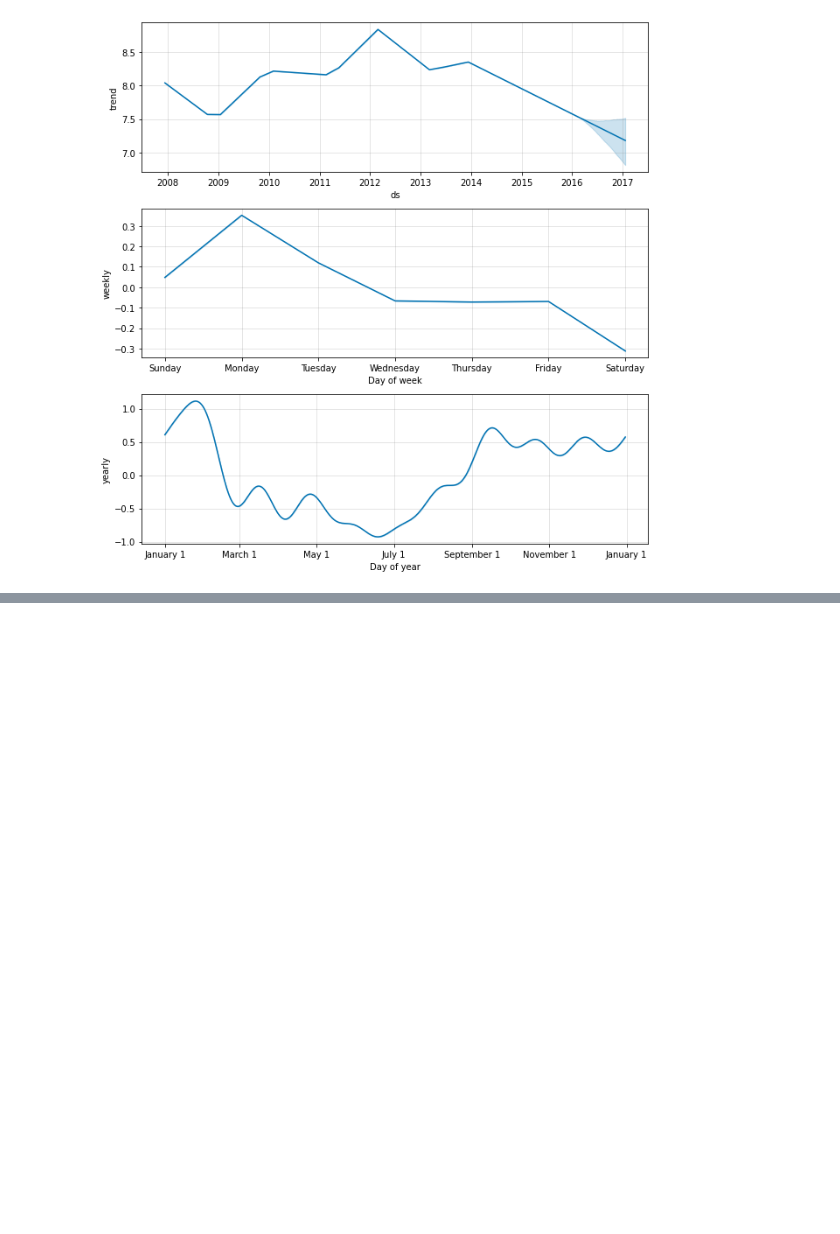
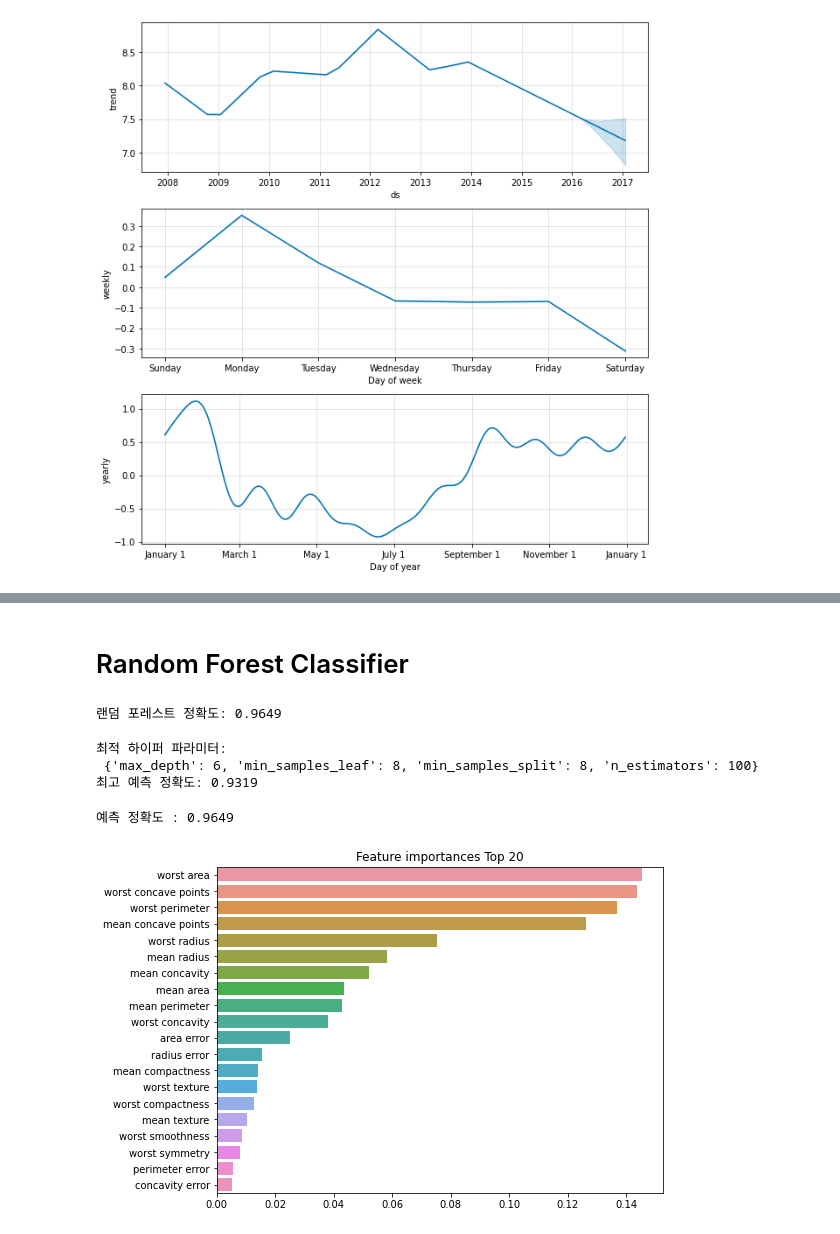
Before and after one commit to kim-hyun-ho/study, a Jupyter notebook: 빅분기_실기_연습.ipynb, the cells around one changed output, grey strips where cells are left out. Cells and saved outputs as stored; diff of their text form; code cells hidden in the pictures; blank space fills up the shorter version.

```diff
--- a/빅분기_실기_연습.ipynb
+++ b/빅분기_실기_연습.ipynb
@@ -919,0 +1280,61 @@ fig2=m.plot_components(forecast)
+# %% [markdown]
+# Random Forest Classifier
+# %%
+from sklearn.ensemble import RandomForestClassifier
+from sklearn.metrics import accuracy_score
+# from sklearn.datasets import ge
+import pandas as pd
+# import warnings
+# warnings.filterwarnings('ignore')
+
+rf_clf = RandomForestClassifier(random_state=42)
+rf_clf.fit(X_train, y_train)
+pred=rf_clf.predict(X_test)
+
+accuracy=accuracy_score(y_test,pred)
+print('랜덤 포레스트 정확도: {:.4f}'.format(accuracy))
+# %% [output]
+랜덤 포레스트 정확도: 0.9649
+# %%
+#GridSearchCV로 파라미터 튜닝
+
+from sklearn.model_selection import GridSearchCV
+params={
+    'n_estimators':[100],
+    'max_depth' : [6,8,10,12],
+    'min_samples_leaf':[8,12,18],
+    'min_samples_split':[8,16,20]
+}
+
+rf_clf=RandomForestClassifier(random_state=42, n_jobs=-1)
+grid_cv = GridSearchCV(rf_clf, param_grid=params, cv=2, n_jobs=-1)
+grid_cv.fit(X_train, y_train)
+
+print('최적 하이퍼 파라미터: \n',grid_cv.best_params_)
+print('최고 예측 정확도: {:.4f}'.format(grid_cv.best_score_))
+# %% [output]
+최적 하이퍼 파라미터:
+ {'max_depth': 6, 'min_samples_leaf': 8, 'min_samples_split': 8, 'n_estimators': 100}
+최고 예측 정확도: 0.9319
+# %%
+rf_clf1 = RandomForestClassifier(n_estimators=300, max_depth=10, min_samples_leaf=8,
+                                 min_samples_split=8, random_state=42)
+rf_clf1.fit(X_train, y_train)
+pred=rf_clf1.predict(X_test)
+print('예측 정확도 : {:.4f}'.format(accuracy_score(y_test,pred)))
+# %% [output]
+예측 정확도 : 0.9649
+# %%
+import matplotlib.pyplot as plt
+import seaborn as sns
+
+fiv = rf_clf1.feature_importances_
+fis = pd.Series(fiv, index=cancer.feature_names)#X_train.columns)
+top20 = fis.sort_values(ascending=False)[:20]
+
+plt.figure(figsize=(8,6))
+plt.title('Feature importances Top 20')
+sns.barplot(x=top20, y=top20.index)
+plt.show()
+# %% [output]
+[figure, added]
```
Also changed, not shown: parts of 58 cells of this notebook.
